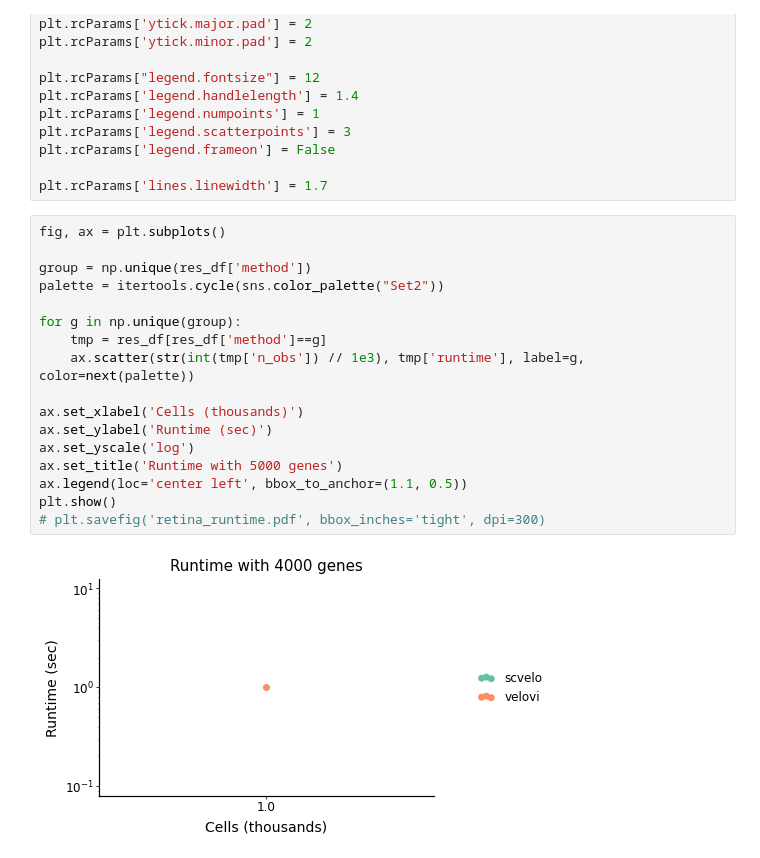
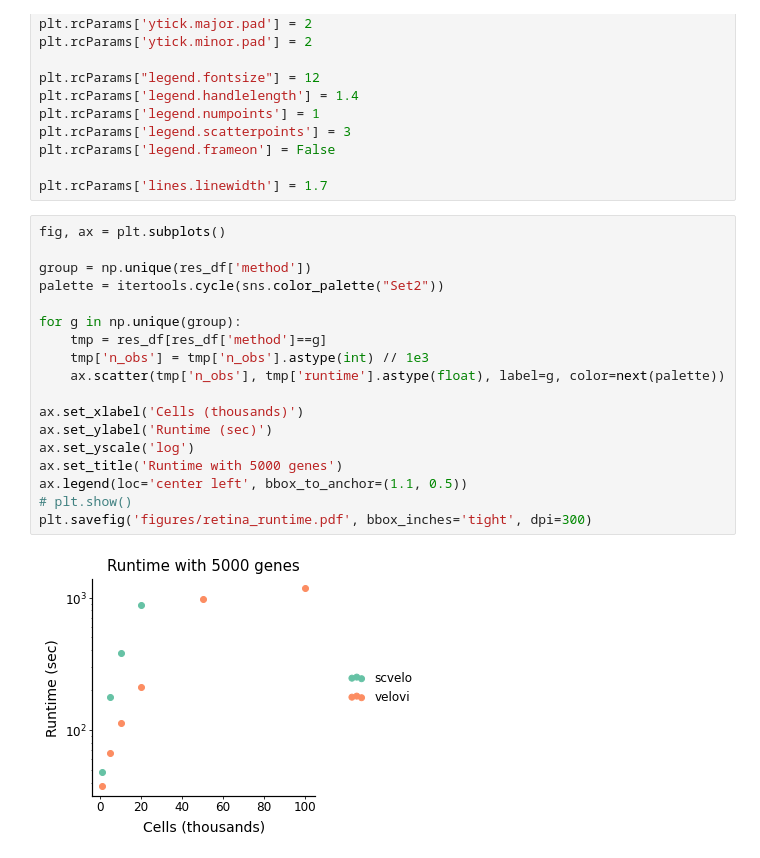
Before and after one commit to YosefLab/velovi_reproducibility, a Jupyter notebook: notebooks/runtime_analysis/velo_runtime_analysis.ipynb, the cells around one changed output. Drawn from its saved outputs; the diff is of its cells as text.

Commit message:
updated notebook and figure

```diff
--- a/notebooks/runtime_analysis/velo_runtime_analysis.ipynb
+++ b/notebooks/runtime_analysis/velo_runtime_analysis.ipynb
@@ -228,19 +262,20 @@ plt.rcParams['lines.linewidth'] = 1.7
 # %%
 fig, ax = plt.subplots()
 
 group = np.unique(res_df['method'])
 palette = itertools.cycle(sns.color_palette("Set2"))
 
 for g in np.unique(group):
     tmp = res_df[res_df['method']==g]
-    ax.scatter(str(int(tmp['n_obs']) // 1e3), tmp['runtime'], label=g, color=next(palette))
+    tmp['n_obs'] = tmp['n_obs'].astype(int) // 1e3
+    ax.scatter(tmp['n_obs'], tmp['runtime'].astype(float), label=g, color=next(palette))
 
 ax.set_xlabel('Cells (thousands)')
 ax.set_ylabel('Runtime (sec)')
 ax.set_yscale('log')
 ax.set_title('Runtime with 5000 genes')
 ax.legend(loc='center left', bbox_to_anchor=(1.1, 0.5))
-plt.show()
-# plt.savefig('retina_runtime.pdf', bbox_inches='tight', dpi=300)
+# plt.show()
+plt.savefig('figures/retina_runtime.pdf', bbox_inches='tight', dpi=300)
 # %% [output]
-[figure, old version]
+[figure, new version]
```
Also changed, not shown: parts of 3 cells of this notebook, 1 other file.
